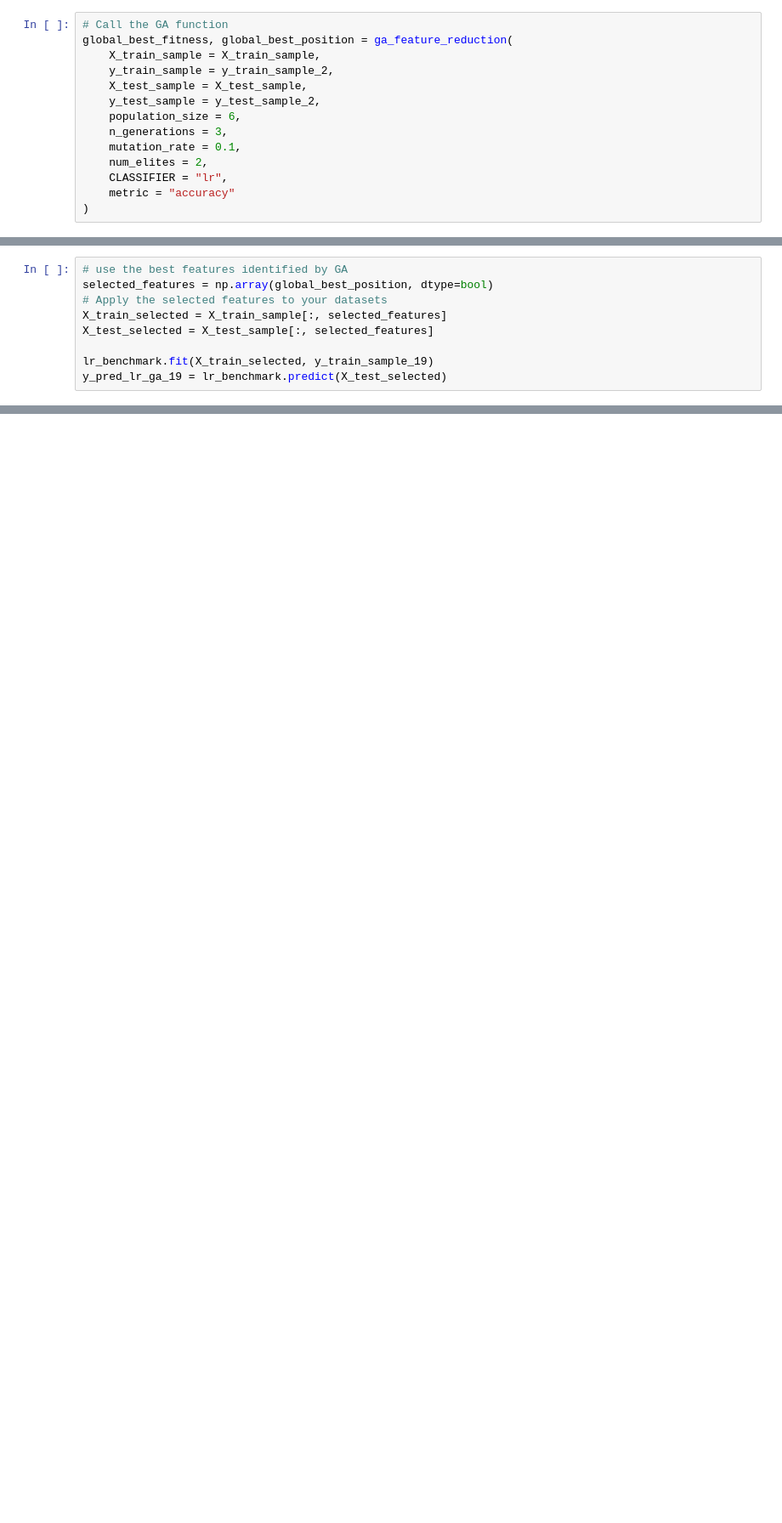
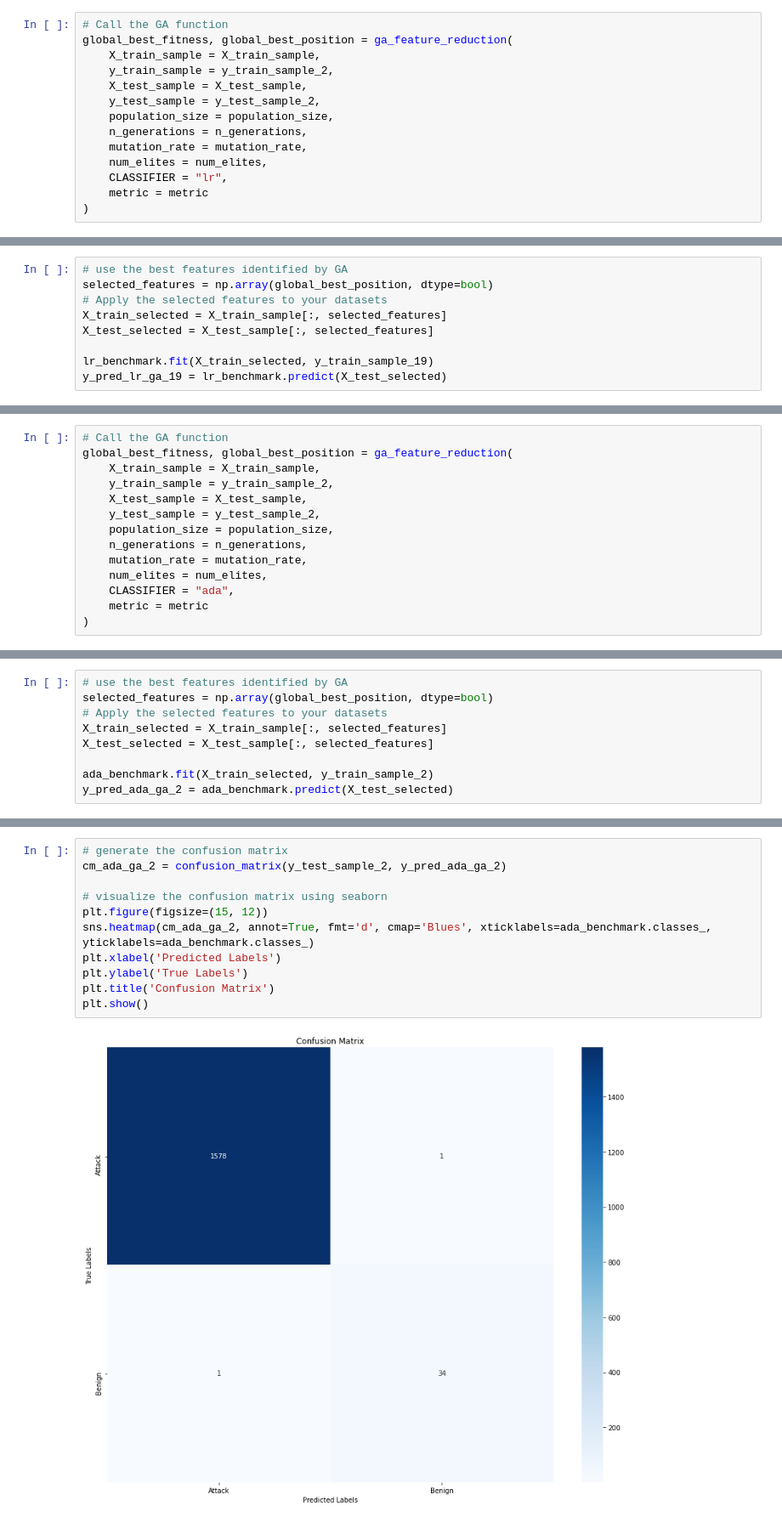
Before and after one commit to Biomimicry-Cybersecurity/bio_algos, a Jupyter notebook: ga_feature_selection_full_pipeline.ipynb, the cells around one changed output, grey strips where cells are left out. Shown at 85% size. Saved outputs shown, nothing was run; the diff lists cells and outputs as text; blank space fills up the shorter version.

```diff
--- a/ga_feature_selection_full_pipeline.ipynb
+++ b/ga_feature_selection_full_pipeline.ipynb
@@ -612,10 +538,10 @@ global_best_fitness, global_best_position = ga_feature_reduction(
     y_train_sample = y_train_sample_2,
     X_test_sample = X_test_sample,
     y_test_sample = y_test_sample_2,
-    population_size = 6,
-    n_generations = 3,
-    mutation_rate = 0.1,
-    num_elites = 2,
+    population_size = population_size,
+    n_generations = n_generations,
+    mutation_rate = mutation_rate,
+    num_elites = num_elites,
     CLASSIFIER = "lr",
-    metric = "accuracy"
+    metric = metric
 )
@@ -749,0 +953,14 @@ plt.show()
+# %%
+# Call the GA function
+global_best_fitness, global_best_position = ga_feature_reduction(
+    X_train_sample = X_train_sample,
+    y_train_sample = y_train_sample_2,
+    X_test_sample = X_test_sample,
+    y_test_sample = y_test_sample_2,
+    population_size = population_size,
+    n_generations = n_generations,
+    mutation_rate = mutation_rate,
+    num_elites = num_elites,
+    CLASSIFIER = "ada",
+    metric = metric
+)
@@ -749,0 +984,9 @@ plt.show()
+# %%
+# use the best features identified by GA
+selected_features = np.array(global_best_position, dtype=bool)
+# Apply the selected features to your datasets
+X_train_selected = X_train_sample[:, selected_features]
+X_test_selected = X_test_sample[:, selected_features]
+
+ada_benchmark.fit(X_train_selected, y_train_sample_2)
+y_pred_ada_ga_2 = ada_benchmark.predict(X_test_selected)
@@ -749,0 +1020,13 @@ plt.show()
+# %%
+# generate the confusion matrix
+cm_ada_ga_2 = confusion_matrix(y_test_sample_2, y_pred_ada_ga_2)
+
+# visualize the confusion matrix using seaborn
+plt.figure(figsize=(15, 12))
+sns.heatmap(cm_ada_ga_2, annot=True, fmt='d', cmap='Blues', xticklabels=ada_benchmark.classes_, yticklabels=ada_benchmark.classes_)
+plt.xlabel('Predicted Labels')
+plt.ylabel('True Labels')
+plt.title('Confusion Matrix')
+plt.show()
+# %% [output]
+[figure, added]
```
Also changed, not shown: parts of 65 cells of this notebook.
